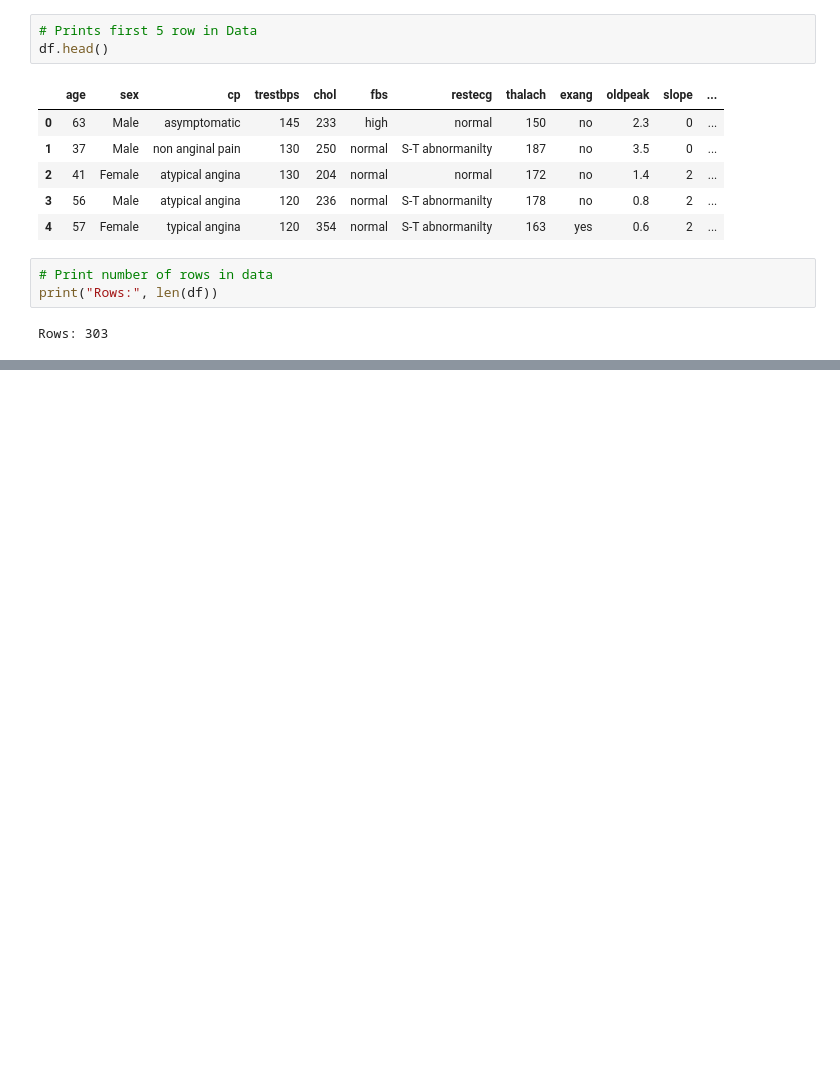
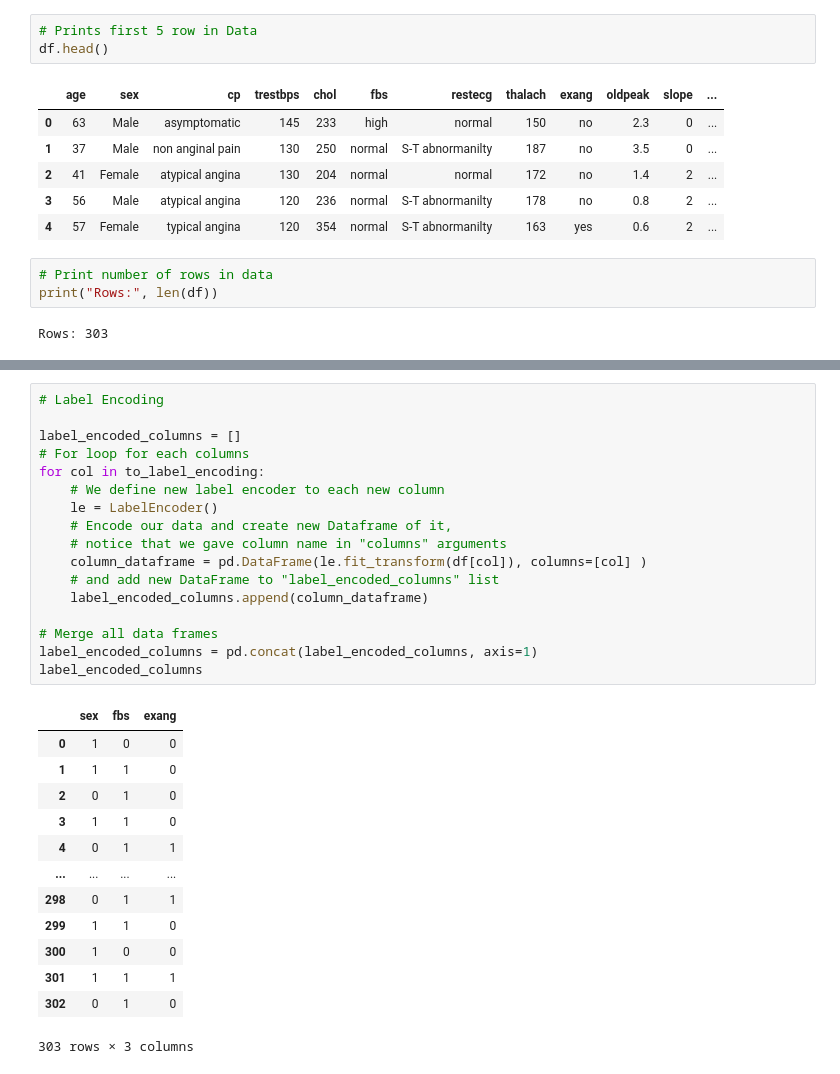
Before and after one commit to bkget/Machine-Learning, a Jupyter notebook: Notebooks/Machine Learning.ipynb, the cells around one changed output, grey strips where cells are left out. Saved outputs shown, nothing was run; the diff lists cells and outputs as text; blank space fills up the shorter version.

```diff
--- a/Notebooks/Machine Learning.ipynb
+++ b/Notebooks/Machine Learning.ipynb
@@ -62,0 +165,31 @@ Rows: 303
+# %%
+# Label Encoding
+
+label_encoded_columns = []
+# For loop for each columns
+for col in to_label_encoding:
+    # We define new label encoder to each new column
+    le = LabelEncoder()
+    # Encode our data and create new Dataframe of it,
+    # notice that we gave column name in "columns" arguments
+    column_dataframe = pd.DataFrame(le.fit_transform(df[col]), columns=[col] )
+    # and add new DataFrame to "label_encoded_columns" list
+    label_encoded_columns.append(column_dataframe)
+
+# Merge all data frames
+label_encoded_columns = pd.concat(label_encoded_columns, axis=1)
+label_encoded_columns
+# %% [output]
+|  | sex | fbs | exang |
+| 0 | 1 | 0 | 0 |
+| 1 | 1 | 1 | 0 |
+| 2 | 0 | 1 | 0 |
+| 3 | 1 | 1 | 0 |
+| 4 | 0 | 1 | 1 |
+| ... | ... | ... | ... |
+| 298 | 0 | 1 | 1 |
+| 299 | 1 | 1 | 0 |
+| 300 | 1 | 0 | 0 |
+| 301 | 1 | 1 | 1 |
+| 302 | 0 | 1 | 0 |
+303 rows × 3 columns
```
Also changed, not shown: parts of 15 cells of this notebook.
